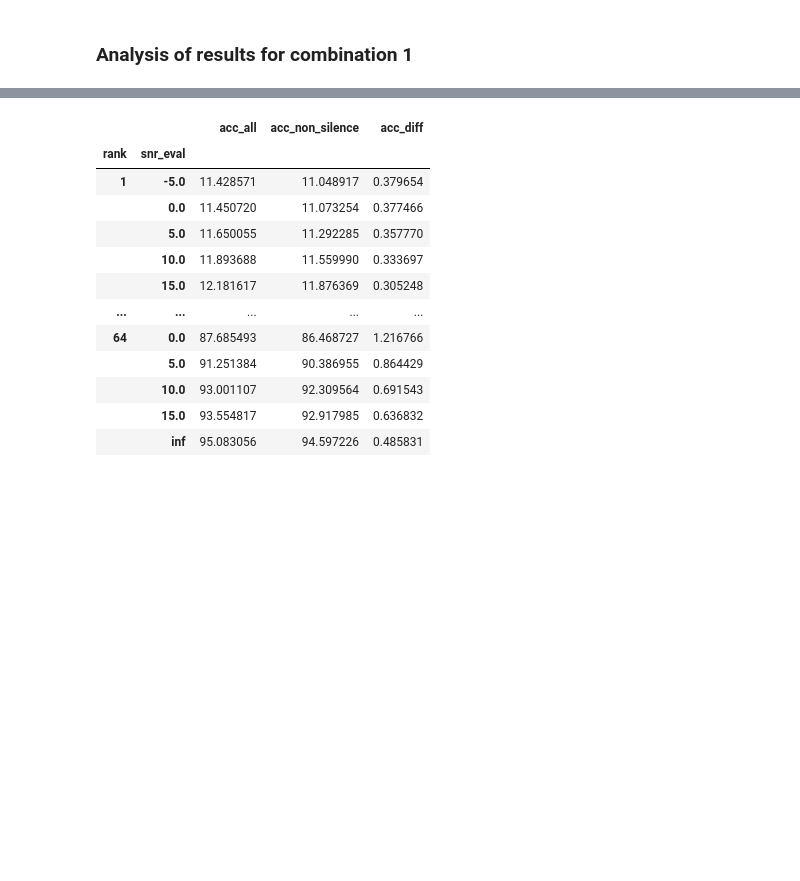
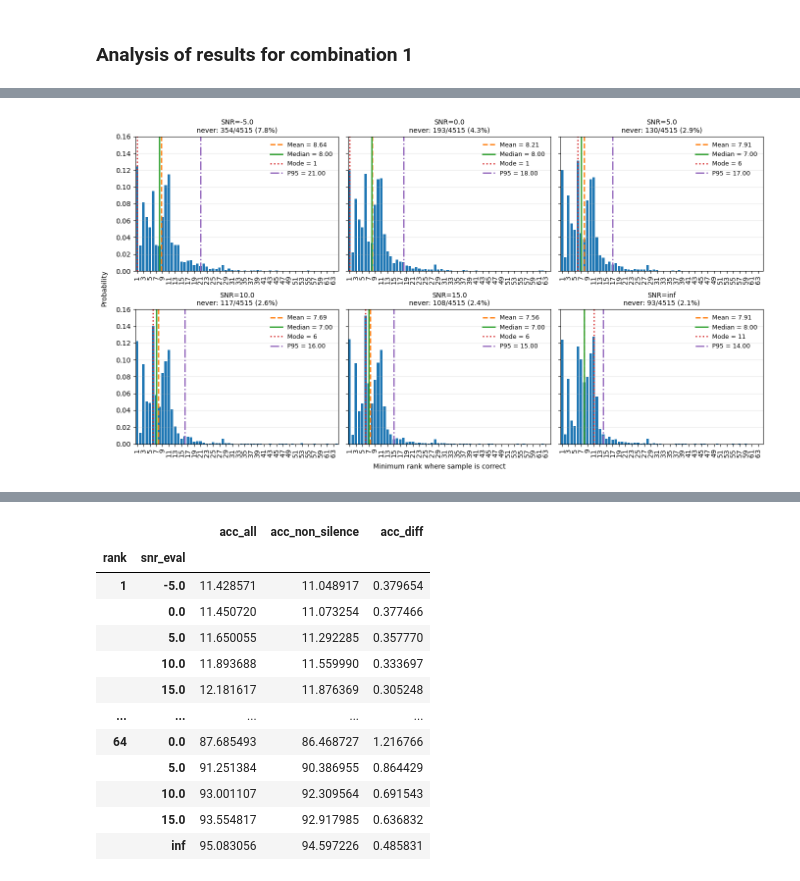
Before and after one commit to c-wejendorp/thesis, a Jupyter notebook: scripts/keyword_spotting/base_model_rank_sweep.ipynb, the cells around one changed output, grey strips where cells are left out. Drawn from its saved outputs; the diff is of its cells as text; code cells hidden in the pictures; blank space fills up the shorter version.

```diff
--- a/scripts/keyword_spotting/base_model_rank_sweep.ipynb
+++ b/scripts/keyword_spotting/base_model_rank_sweep.ipynb
@@ -425,6 +368,11 @@ for comb_name, df in all_per_sample_dfs.items():
 ### Analysis of results for combination 1
 # %%
 comb_1_df = all_per_sample_dfs["comb_1"]
+# get the lenght of the validation set
+# Assigning an ID to each row based on rank and snr_eval, repeating every 4515 rows
+comb_1_df['id'] = (
+    comb_1_df.groupby(['snr_eval', 'rank']).cumcount() % len(val_set)
+)
 # %%
 import pandas as pd
 import matplotlib.pyplot as plt
@@ -631,0 +749,7 @@ summary, ratio_tbl = plot_rank_vs_acc_per_snr(
+# %%
+per_sample_min_correct_rank = plot_min_correct_rank_distributions_grid(
+    comb_1_df,
+    normalize=True,
+)
+# %% [output]
+[figure, added]
```
Also changed, not shown: parts of 19 cells of this notebook, 4 other files.
